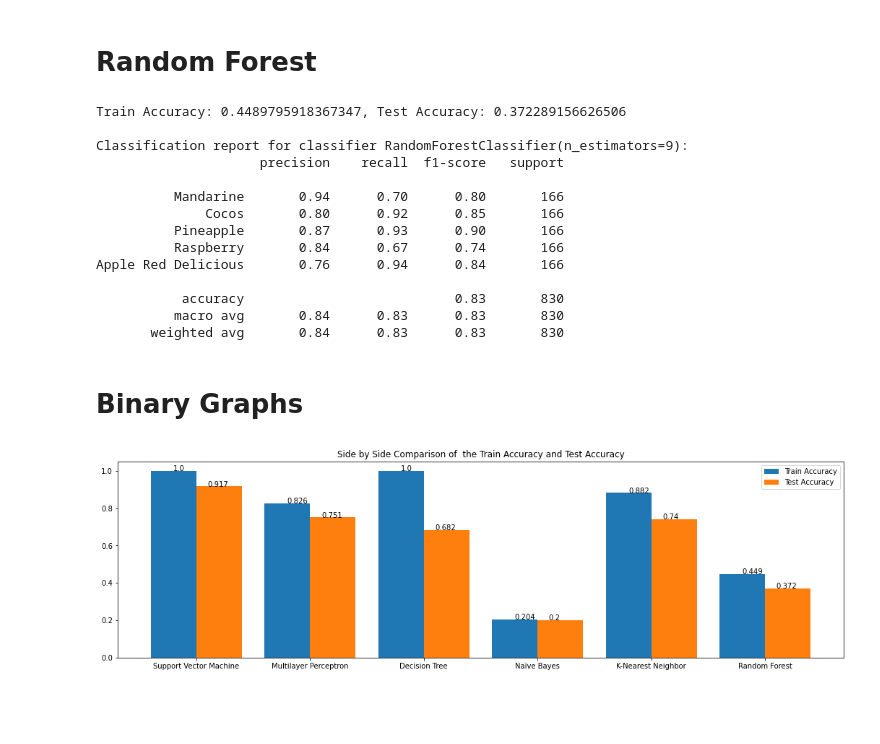
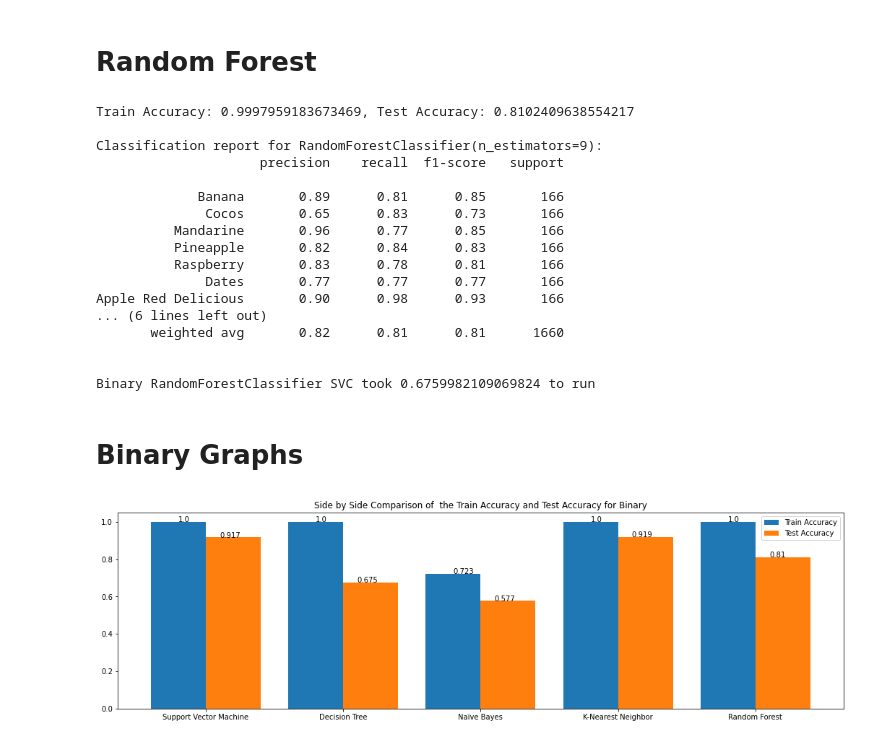
Before and after one commit to rconforti97/ITCS5156-Project, a Jupyter notebook: FruitProject.ipynb, the cells around one changed output. Cells and saved outputs as stored; diff of their text form; code cells hidden in the pictures; blank space fills up the shorter version.

```diff
--- a/FruitProject.ipynb
+++ b/FruitProject.ipynb
@@ -410,0 +459,4 @@ plot_binary()
+# %%
+# We are training now on the binary dataset
+X_training_binary, t_training_binary = fruits(fruit_data, 'Training', 'Binary')
+X_test_binary, t_test_binary = fruits(fruit_data, 'Test', 'Binary')
@@ -444,6 +526,0 @@ Apple Red Delicious       0.98      0.96      0.97       166
-# %%
-from sklearn.neural_network import MLPClassifier
-
-mlp_binary = MLPClassifier(random_state=1, max_iter=350)
-mlp_binary.fit(X_training_binary, t_training_binary)
-predicted_mlp_binary= mlp_binary.predict(X_test_binary)
@@ -560,61 +658,82 @@ predicted_rf_binary = rf_binary.predict(X_test_binary)
 # %%
-train_score_rf_binary = rf.score(X_training_binary, t_training_binary)
-test_score_rf_binary = rf.score(X_test_binary, t_test_binary)
+# To start the timer
+start_time = time.time()
+
+# Creating the random forst classifier instance
+rf_binary = RandomForestClassifier(n_estimators=9)
+
+# Fitting the data
+rf_binary.fit(X_training_binary, t_training_binary)
+
+# Training the data
+train_score_rf_binary = rf_binary.score(X_training_binary, t_training_binary)
+test_score_rf_binary = rf_binary.score(X_test_binary, t_test_binary)
 print("Train Accuracy: {}, Test Accuracy: {}".format(train_score_rf_binary, test_score_rf_binary))
-print("\nClassification report for classifier %s:\n%s\n" % (rf_binary, metrics.classification_report(t_test_binary, predicted_rf_binary, target_names=fruit_data)))
+
+# Predicting the data
+predicted_rf_binary = rf_binary.predict(X_test_binary)
+
+# Report
+print("\nClassification report for %s:\n%s\n" % (rf_binary, metrics.classification_report(t_test_binary, predicted_rf_binary, target_names=fruit_data)))
+
+# To print out how long it took to run
+print("Binary RandomForestClassifier SVC took", time.time() - start_time, "to run")
 # %% [output]
-Train Accuracy: 0.4489795918367347, Test Accuracy: 0.372289156626506
+Train Accuracy: 0.9997959183673469, Test Accuracy: 0.8102409638554217
 
-Classification report for classifier RandomForestClassifier(n_estimators=9):
+Classification report for RandomForestClassifier(n_estimators=9):
                      precision    recall  f1-score   support
 
-          Mandarine       0.94      0.70      0.80       166
-              Cocos       0.80      0.92      0.85       166
-          Pineapple       0.87      0.93      0.90       166
-          Raspberry       0.84      0.67      0.74       166
-Apple Red Delicious       0.76      0.94      0.84       166
+             Banana       0.89      0.81      0.85       166
+              Cocos       0.65      0.83      0.73       166
+          Mandarine       0.96      0.77      0.85       166
+          Pineapple       0.82      0.84      0.83       166
+          Raspberry       0.83      0.78      0.81       166
+              Dates       0.77      0.77      0.77       166
+Apple Red Delicious       0.90      0.98      0.93       166
+... (6 lines left out)
+       weighted avg       0.82      0.81      0.81      1660
 
-           accuracy                           0.83       830
-          macro avg       0.84      0.83      0.83       830
-       weighted avg       0.84      0.83      0.83       830
+
+Binary RandomForestClassifier SVC took 0.6759982109069824 to run
 # %% [markdown]
 # Binary Graphs
 # %%
-models = [svm_binary, mlp_binary, dt_binary, nb_binary, knn_binary, rf_binary] # To pass in the models that was created in each section
+models = [svm_binary, dt_binary, nb_binary, knn_binary, rf_binary] # To pass in the models that was created in each section
 
 # This is to create a better visual name for each
-names = ["Support Vector Machine", "Multilayer Perceptron", "Decision Tree", "Naïve Bayes", "K-Nearest Neighbor", "Random Forest"]
+names = ["Support Vector Machine", "Decision Tree", "Naïve Bayes", "K-Nearest Neighbor", "Random Forest"]
 
 # Saving each of the train_scores and test_scores created in each
-train_accs = [train_score_svm_binary, train_score_mlp_binary, train_score_dt_binary, \
+train_accs = [train_score_svm_binary, train_score_dt_binary, \
               train_score_nb_binary, train_score_knn_binary, train_score_rf_binary]
-test_accs = [test_score_svm_binary, test_score_mlp_binary, test_score_dt_binary, \
+test_accs = [test_score_svm_binary, test_score_dt_binary, \
              test_score_nb_binary, test_score_knn_binary, test_score_rf_binary]
 
 # Arranging the names of the bar graph
 X_axis_test = np.arange(len(names))
 
 # Increasing the size, otherwise the x-axis is unreadable
 f, ax = plt.subplots(figsize=(18,5))
-ax.set_title('Side by Side Comparison of  the Train Accuracy and Test Accuracy')
+ax.set_title('Side by Side Comparison of  the Train Accuracy and Test Accuracy for Binary')
 
 # rounding the numbers because otherwise it is unreadable
 for i in range(len(train_accs)):
     train_accs[i] = round(train_accs[i], 3)
 
 for i in range(len(test_accs)):
     test_accs[i] = round(test_accs[i], 3)
 
 plt.bar(X_axis_test - 0.2, train_accs, 0.4, label = 'Train Accuracy',)
 addlabelsTrain(X_axis_test - 0.2, train_accs)
 
 
 plt.bar(X_axis_test + 0.2, test_accs, 0.4, label = 'Test Accuracy')
 addlabelsTest(X_axis_test + 0.2, test_accs)
 
 
 plt.xticks(X_axis_test, names)
 plt.legend()
 plt.show()
 # %% [output]
-[figure, old version]
+[figure, new version]
```
Also changed, not shown: parts of 48 cells of this notebook, 1 other file.
